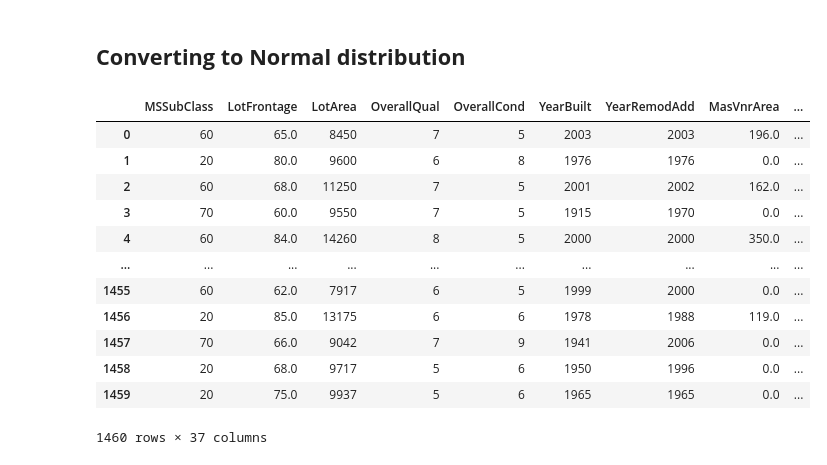
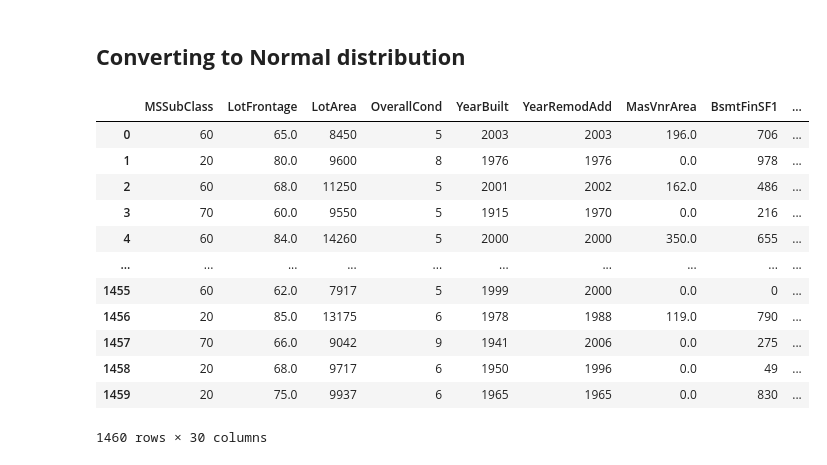
Before and after one commit to Ixiondbz/House-Prices-Prediction-Advanced-Regression-Techniques-, a Jupyter notebook: Training and Test.ipynb, the cells around one changed output. Drawn from its saved outputs; the diff is of its cells as text; code cells hidden in the pictures.

```diff
--- a/Training and Test.ipynb
+++ b/Training and Test.ipynb
@@ -31,24 +31,26 @@ for feature in numericalFeatures:
 ... (25 outputs left out)
 # %% [markdown]
 ## **Converting to Normal distribution**
+# %%
+Non_NormalFeatures = ['MSSubClass', 'LotFrontage', 'LotArea', 'OverallCond', 'YearBuilt', 'YearRemodAdd', 'MasVnrArea', 'BsmtFinSF1', 'BsmtFinSF2', 'BsmtUnfSF', '2ndFlrSF', 'LowQualFinSF', 'BsmtFullBath', 'BsmtHalfBath', 'FullBath', 'HalfBath', 'BedroomAbvGr', 'KitchenAbvGr', 'Fireplaces', 'GarageYrBlt', 'GarageCars', 'WoodDeckSF', 'OpenPorchSF', 'EnclosedPorch', '3SsnPorch', 'ScreenPorch', 'PoolArea', 'MiscVal', 'MoSold', 'YrSold']
 # %%
 df_nd = df.copy()
 # %%
-df_nd[numericalFeatures]
+df_nd[Non_NormalFeatures]
 # %% [output]
-|  | MSSubClass | LotFrontage | LotArea | OverallQual | OverallCond | YearBuilt | YearRemodAdd | MasVnrArea | ... |
-| 0 | 60 | 65.0 | 8450 | 7 | 5 | 2003 | 2003 | 196.0 | ... |
-| 1 | 20 | 80.0 | 9600 | 6 | 8 | 1976 | 1976 | 0.0 | ... |
-| 2 | 60 | 68.0 | 11250 | 7 | 5 | 2001 | 2002 | 162.0 | ... |
-| 3 | 70 | 60.0 | 9550 | 7 | 5 | 1915 | 1970 | 0.0 | ... |
-| 4 | 60 | 84.0 | 14260 | 8 | 5 | 2000 | 2000 | 350.0 | ... |
+|  | MSSubClass | LotFrontage | LotArea | OverallCond | YearBuilt | YearRemodAdd | MasVnrArea | BsmtFinSF1 | ... |
+| 0 | 60 | 65.0 | 8450 | 5 | 2003 | 2003 | 196.0 | 706 | ... |
+| 1 | 20 | 80.0 | 9600 | 8 | 1976 | 1976 | 0.0 | 978 | ... |
+| 2 | 60 | 68.0 | 11250 | 5 | 2001 | 2002 | 162.0 | 486 | ... |
+| 3 | 70 | 60.0 | 9550 | 5 | 1915 | 1970 | 0.0 | 216 | ... |
+| 4 | 60 | 84.0 | 14260 | 5 | 2000 | 2000 | 350.0 | 655 | ... |
 | ... | ... | ... | ... | ... | ... | ... | ... | ... | ... |
-| 1455 | 60 | 62.0 | 7917 | 6 | 5 | 1999 | 2000 | 0.0 | ... |
-| 1456 | 20 | 85.0 | 13175 | 6 | 6 | 1978 | 1988 | 119.0 | ... |
-| 1457 | 70 | 66.0 | 9042 | 7 | 9 | 1941 | 2006 | 0.0 | ... |
-| 1458 | 20 | 68.0 | 9717 | 5 | 6 | 1950 | 1996 | 0.0 | ... |
-| 1459 | 20 | 75.0 | 9937 | 5 | 6 | 1965 | 1965 | 0.0 | ... |
+| 1455 | 60 | 62.0 | 7917 | 5 | 1999 | 2000 | 0.0 | 0 | ... |
+| 1456 | 20 | 85.0 | 13175 | 6 | 1978 | 1988 | 119.0 | 790 | ... |
+| 1457 | 70 | 66.0 | 9042 | 9 | 1941 | 2006 | 0.0 | 275 | ... |
+| 1458 | 20 | 68.0 | 9717 | 6 | 1950 | 1996 | 0.0 | 49 | ... |
+| 1459 | 20 | 75.0 | 9937 | 6 | 1965 | 1965 | 0.0 | 830 | ... |
-1460 rows × 37 columns
+1460 rows × 30 columns
 # %%
 for feature in numericalFeatures:
     df_nd[feature] = np.log(df_nd[feature])
```
Also changed, not shown: parts of 1 cell of this notebook.
